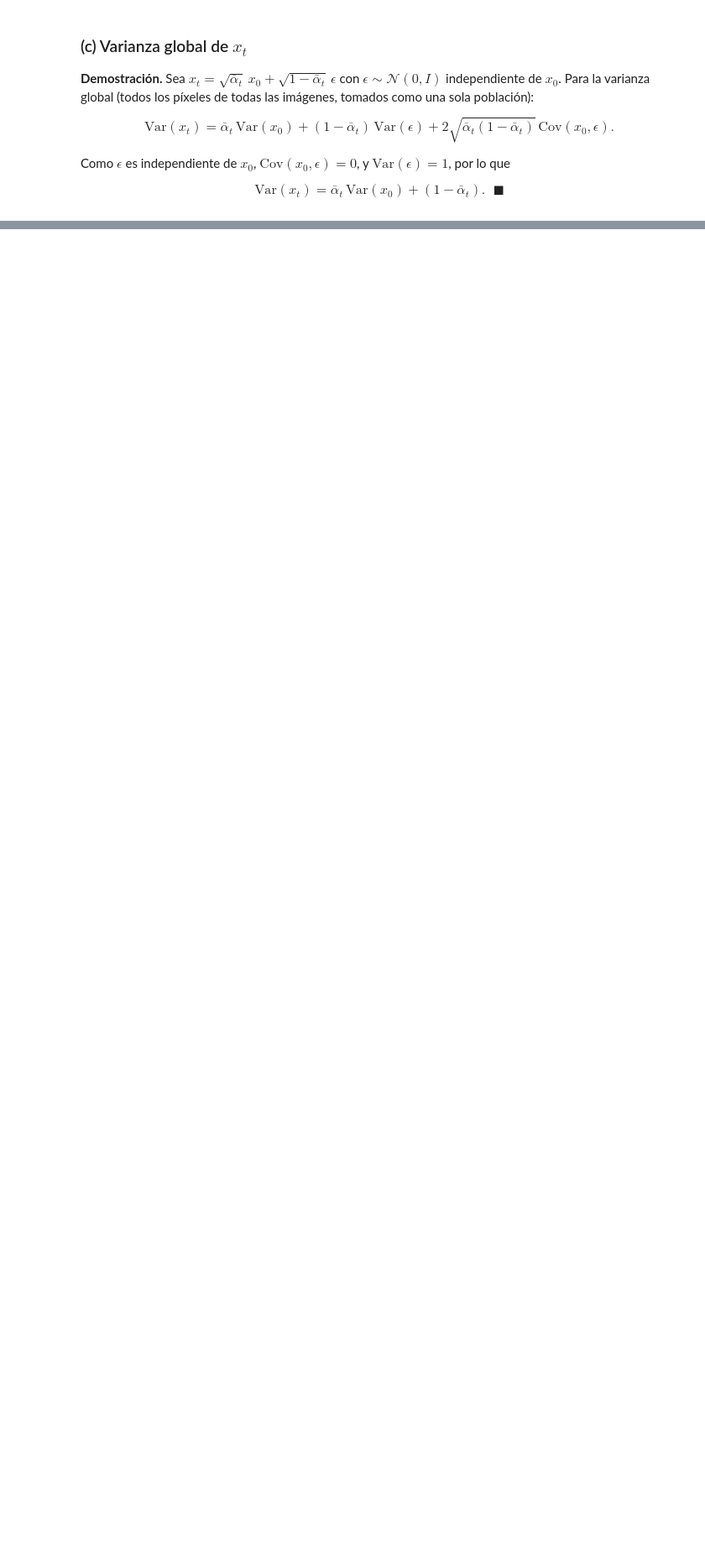
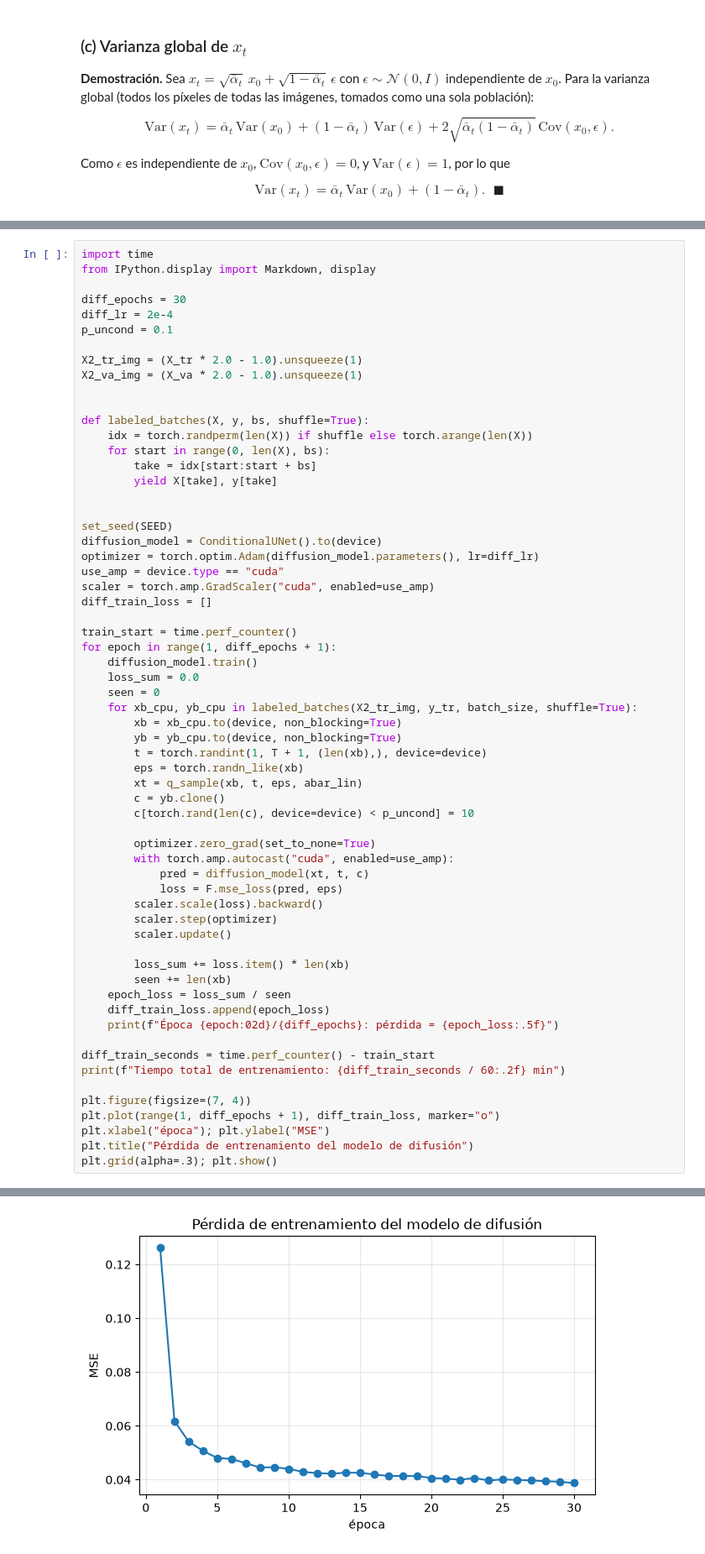
Before and after one commit to 0liRem/LAB9_DEEP, a Jupyter notebook: LAB9.ipynb, the cells around one changed output, grey strips where cells are left out. Shown at 84% size. Cells and saved outputs as stored; diff of their text form; blank space fills up the shorter version.

```diff
--- a/LAB9.ipynb
+++ b/LAB9.ipynb
@@ -672,0 +755,63 @@ Las diferencias son del orden del ruido de muestreo: con ≈ 4.7 × 10⁷ valore
+# %%
+import time
+from IPython.display import Markdown, display
+
+diff_epochs = 30
+diff_lr = 2e-4
+p_uncond = 0.1
+
+X2_tr_img = (X_tr * 2.0 - 1.0).unsqueeze(1)
+X2_va_img = (X_va * 2.0 - 1.0).unsqueeze(1)
+
+
+def labeled_batches(X, y, bs, shuffle=True):
+    idx = torch.randperm(len(X)) if shuffle else torch.arange(len(X))
+    for start in range(0, len(X), bs):
+        take = idx[start:start + bs]
+        yield X[take], y[take]
+
+
+set_seed(SEED)
+diffusion_model = ConditionalUNet().to(device)
+optimizer = torch.optim.Adam(diffusion_model.parameters(), lr=diff_lr)
+use_amp = device.type == "cuda"
+scaler = torch.amp.GradScaler("cuda", enabled=use_amp)
+diff_train_loss = []
+
+train_start = time.perf_counter()
+for epoch in range(1, diff_epochs + 1):
+    diffusion_model.train()
+    loss_sum = 0.0
+    seen = 0
+    for xb_cpu, yb_cpu in labeled_batches(X2_tr_img, y_tr, batch_size, shuffle=True):
+        xb = xb_cpu.to(device, non_blocking=True)
+        yb = yb_cpu.to(device, non_blocking=True)
+        t = torch.randint(1, T + 1, (len(xb),), device=device)
+        eps = torch.randn_like(xb)
+        xt = q_sample(xb, t, eps, abar_lin)
+        c = yb.clone()
+        c[torch.rand(len(c), device=device) < p_uncond] = 10
+
+        optimizer.zero_grad(set_to_none=True)
+        with torch.amp.autocast("cuda", enabled=use_amp):
+            pred = diffusion_model(xt, t, c)
+            loss = F.mse_loss(pred, eps)
+        scaler.scale(loss).backward()
+        scaler.step(optimizer)
+        scaler.update()
+
+        loss_sum += loss.item() * len(xb)
+        seen += len(xb)
+    epoch_loss = loss_sum / seen
+    diff_train_loss.append(epoch_loss)
+    print(f"Época {epoch:02d}/{diff_epochs}: pérdida = {epoch_loss:.5f}")
+
+diff_train_seconds = time.perf_counter() - train_start
+print(f"Tiempo total de entrenamiento: {diff_train_seconds / 60:.2f} min")
+
+plt.figure(figsize=(7, 4))
+plt.plot(range(1, diff_epochs + 1), diff_train_loss, marker="o")
+plt.xlabel("época"); plt.ylabel("MSE")
+plt.title("Pérdida de entrenamiento del modelo de difusión")
+plt.grid(alpha=.3); plt.show()
+# %% [output]
@@ -672,0 +835 @@ Las diferencias son del orden del ruido de muestreo: con ≈ 4.7 × 10⁷ valore
+[figure, added]
```
Also changed, not shown: parts of 47 cells of this notebook, 1 other file.
